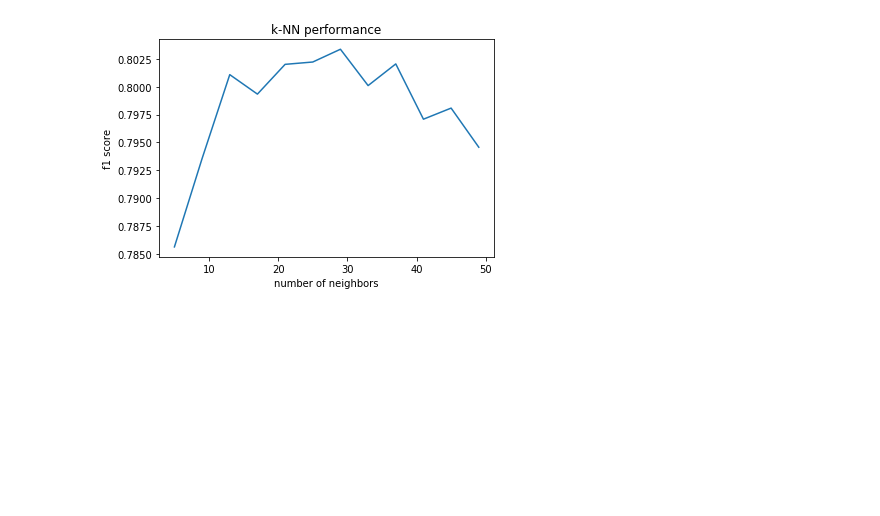
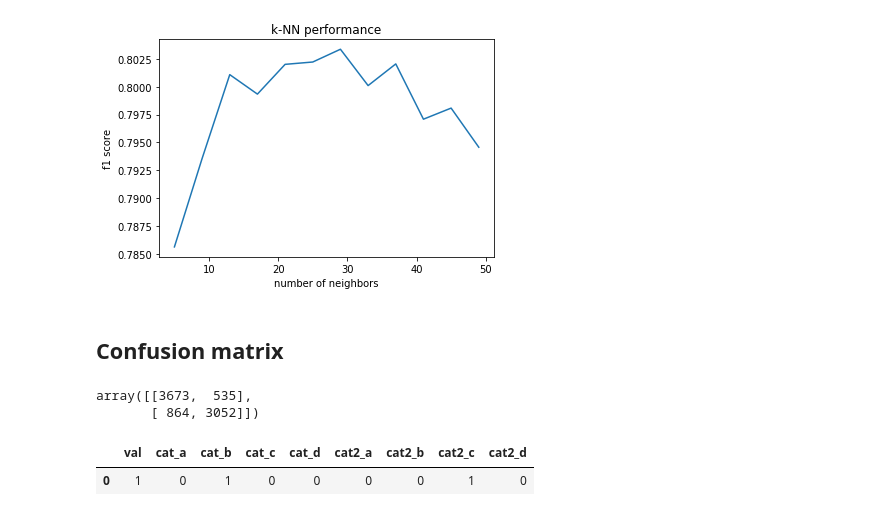
Before and after one commit to borismattijssen/mushrooms, a Jupyter notebook: notebooks/knn.ipynb, the cells around one changed output. Cells and saved outputs as stored; diff of their text form; code cells hidden in the pictures; blank space fills up the shorter version.

```diff
--- a/notebooks/knn.ipynb
+++ b/notebooks/knn.ipynb
@@ -77,3 +77,5 @@ plt.title('k-NN performance')
 # %% [output]
 Text(0.5, 1.0, 'k-NN performance')
 [figure]
+# %% [markdown]
+## Confusion matrix
@@ -79,0 +88,14 @@ Text(0.5, 1.0, 'k-NN performance')
+# %%
+conf_mat
+# %% [output]
+array([[3673,  535],
+       [ 864, 3052]])
+# %%
+
+dfA = pd.DataFrame({'cat':['a','b','c','d'],'cat2':['a','b','c','d'],'val':[1,2,5,10]})
+dfB = pd.get_dummies(pd.DataFrame({'cat':['b'],'cat2':['c'],'val':[1]}))
+dummies_frame = pd.get_dummies(dfA)
+dfB.reindex(columns = dummies_frame.columns, fill_value=0)
+# %% [output]
+|  | val | cat_a | cat_b | cat_c | cat_d | cat2_a | cat2_b | cat2_c | cat2_d |
+| 0 | 1 | 0 | 1 | 0 | 0 | 0 | 0 | 1 | 0 |
```
Also changed, not shown: parts of 1 cell of this notebook, 18 other files.
